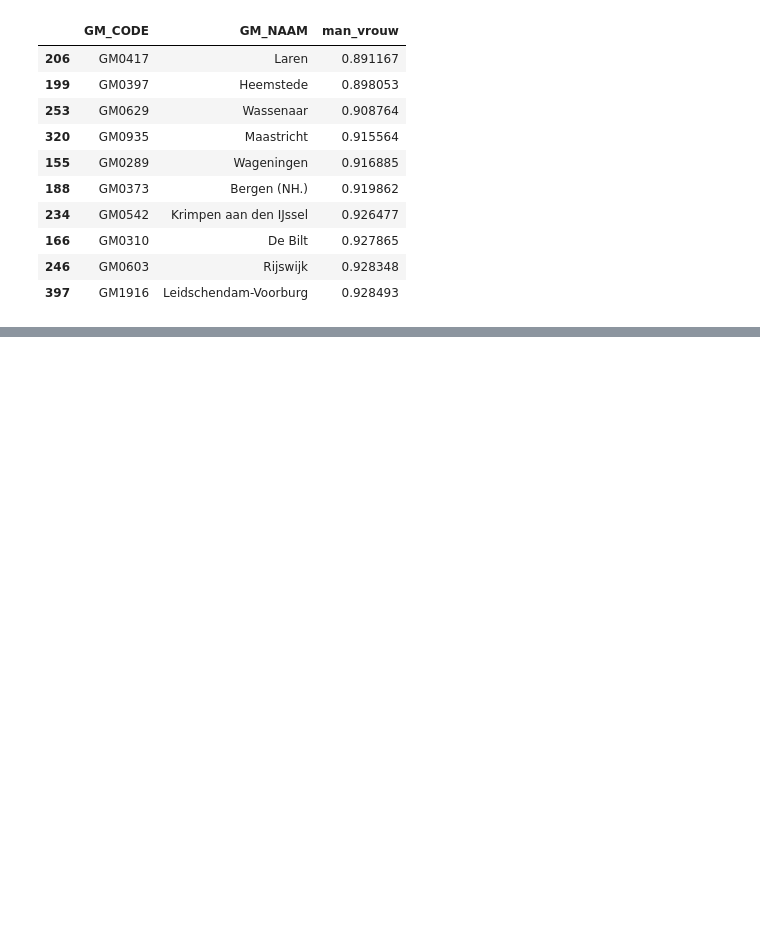
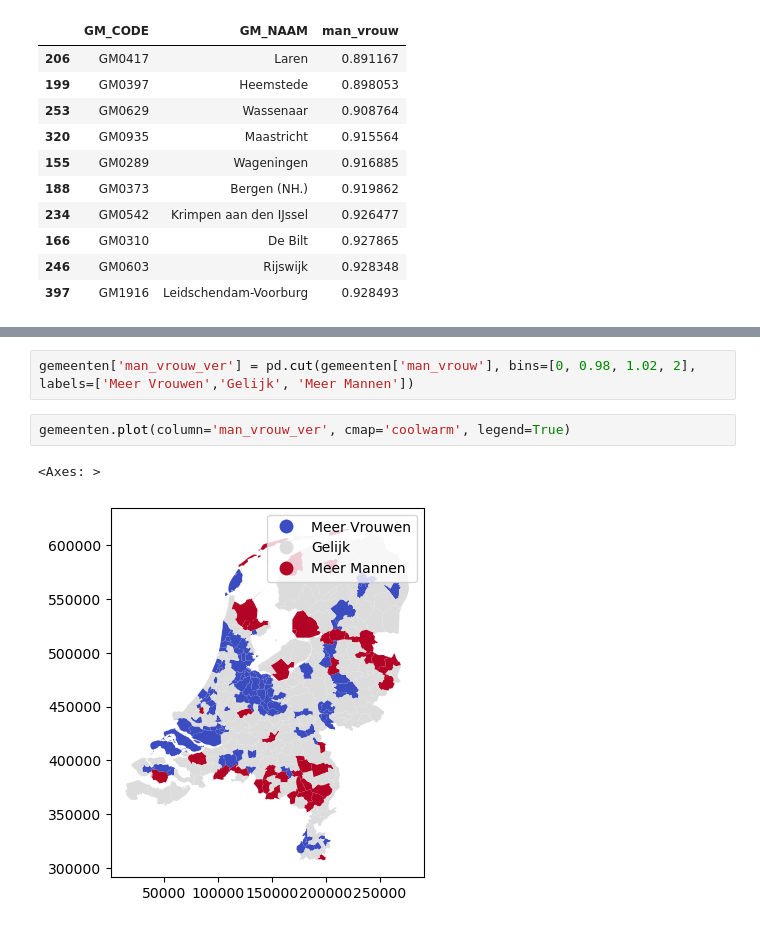
Before and after one commit to get-to-work-together/Computrain-Python-voor-Data-Science, a Jupyter notebook: Training/demo geopandas.ipynb, the cells around one changed output, grey strips where cells are left out. Saved outputs shown, nothing was run; the diff lists cells and outputs as text; blank space fills up the shorter version.

```diff
--- a/Training/demo geopandas.ipynb
+++ b/Training/demo geopandas.ipynb
@@ -176,0 +198,7 @@ gemeenten.sort_values('man_vrouw', ascending=False)[columns].head(10)
+# %%
+gemeenten['man_vrouw_ver'] = pd.cut(gemeenten['man_vrouw'], bins=[0, 0.98, 1.02, 2], labels=['Meer Vrouwen','Gelijk', 'Meer Mannen'])
+# %%
+gemeenten.plot(column='man_vrouw_ver', cmap='coolwarm', legend=True)
+# %% [output]
+<Axes: >
+[figure, added]
```
Also changed, not shown: parts of 7 cells of this notebook, 2 other files.
